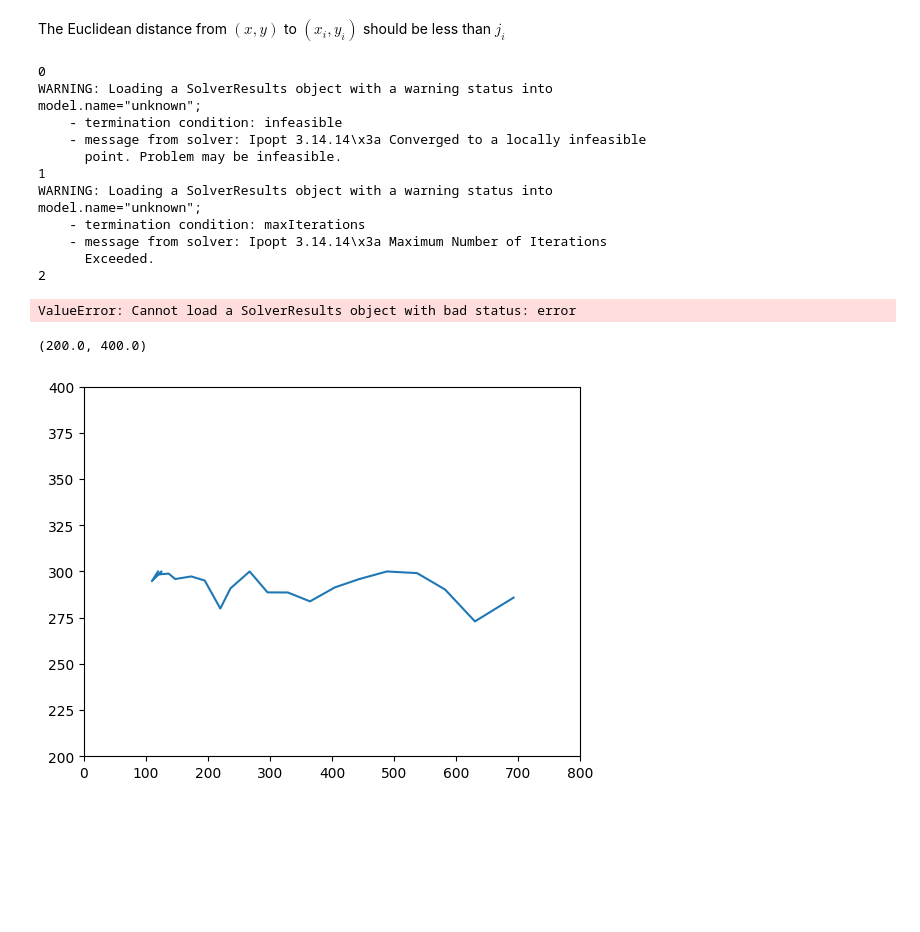
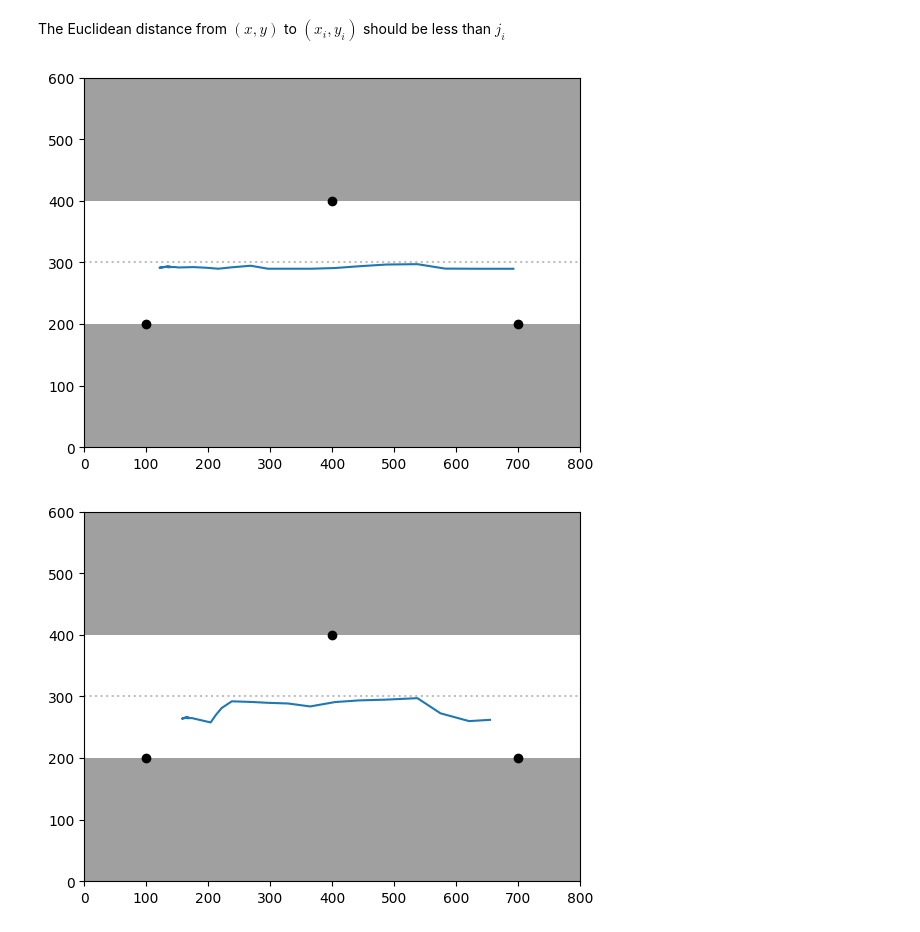
Before and after one commit to mehtho/CS702-Assignment-2, a Jupyter notebook: Q1.ipynb, the cells around one changed output. Drawn from its saved outputs; the diff is of its cells as text; code cells hidden in the pictures; blank space fills up the shorter version.

```diff
--- a/Q1.ipynb
+++ b/Q1.ipynb
@@ -54,8 +55,6 @@ import pyomo.environ as pyo
 import pandas as pd
 import matplotlib.pyplot as plt
 # %%
-epsilon = 200
-
 hor_paths = [300]
 vert_paths = [1500, 2000]
 
@@ -136,27 +136,3 @@ def find_pos(input_row):
     solver.solve(model)
 
     return model.x.value, model.y.value
-# %%
-distances = pd.read_csv("distances.csv")
-
-result_list = []
-
-for i, row in distances.iterrows():
-    inp = [row['anchor_1'], row['anchor_2'], row['anchor_3']]
-    print(i)
-    result_list.append(find_pos(inp))
-# %% [output]
-0
-WARNING: Loading a SolverResults object with a warning status into
-model.name="unknown";
-    - termination condition: infeasible
-    - message from solver: Ipopt 3.14.14\x3a Converged to a locally infeasible
-      point. Problem may be infeasible.
-1
-WARNING: Loading a SolverResults object with a warning status into
-model.name="unknown";
-    - termination condition: maxIterations
-    - message from solver: Ipopt 3.14.14\x3a Maximum Number of Iterations
-      Exceeded.
-2
-ValueError: Cannot load a SolverResults object with bad status: error
@@ -165,7 +139,32 @@ df = pd.DataFrame(result_list, columns=['x', 'y'])
-# %%
-plt.plot(df['x'], df['y'])
-plt.xlim(0, 800)
-plt.ylim(200, 400)
-# %% [output]
-(200.0, 400.0)
-[figure, removed]
+# %%
+distances = pd.read_csv("distances.csv")
+
+for epsi in [10, 50, 100, 150]:
+    result_list = []
+
+    for i, row in distances.iterrows():
+        inp = [row['anchor_1'], row['anchor_2'], row['anchor_3']]
+        result_list.append(find_pos(inp, epsi))
+
+    df = pd.DataFrame(result_list, columns=['x', 'y'])
+
+    plt.plot(df['x'], df['y'])
+
+    plt.xlim(0, 800)
+    plt.ylim(0, 600)
+
+    plt.axhspan(0, 200, color='grey', alpha=0.75, lw=0)
+    plt.axhspan(400, 600, color='grey', alpha=0.75, lw=0)
+
+    plt.axhline(y=300, color='grey', linestyle='dotted', alpha=0.5)
+
+    x_coords = [point[0] for point in anchors]
+    y_coords = [point[1] for point in anchors]
+
+    # Plot the points
+    plt.scatter(x_coords, y_coords, color='black')
+
+    plt.show()
+# %% [output]
+[figure, added]
+[figure, added]
```
Also changed, not shown: parts of 4 cells of this notebook, 1 other file.
